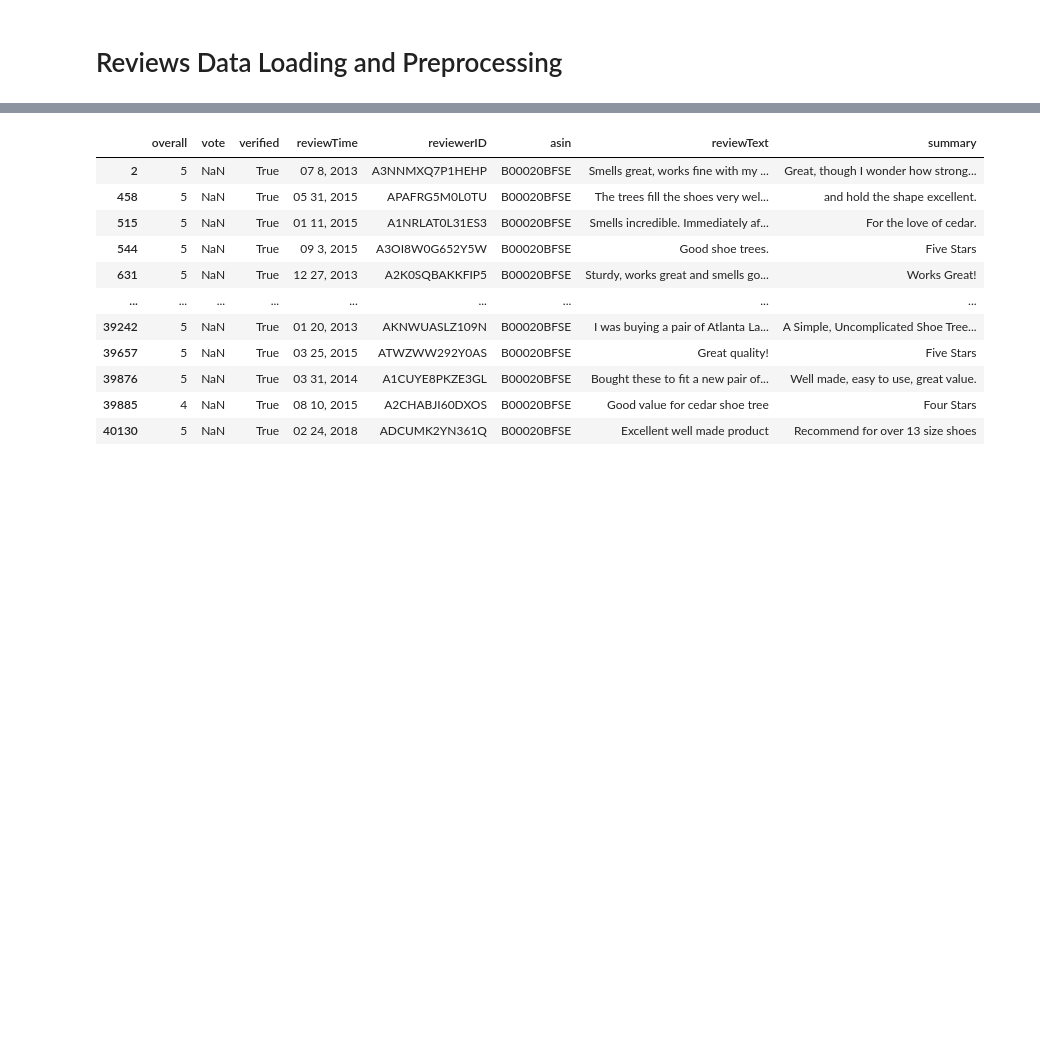
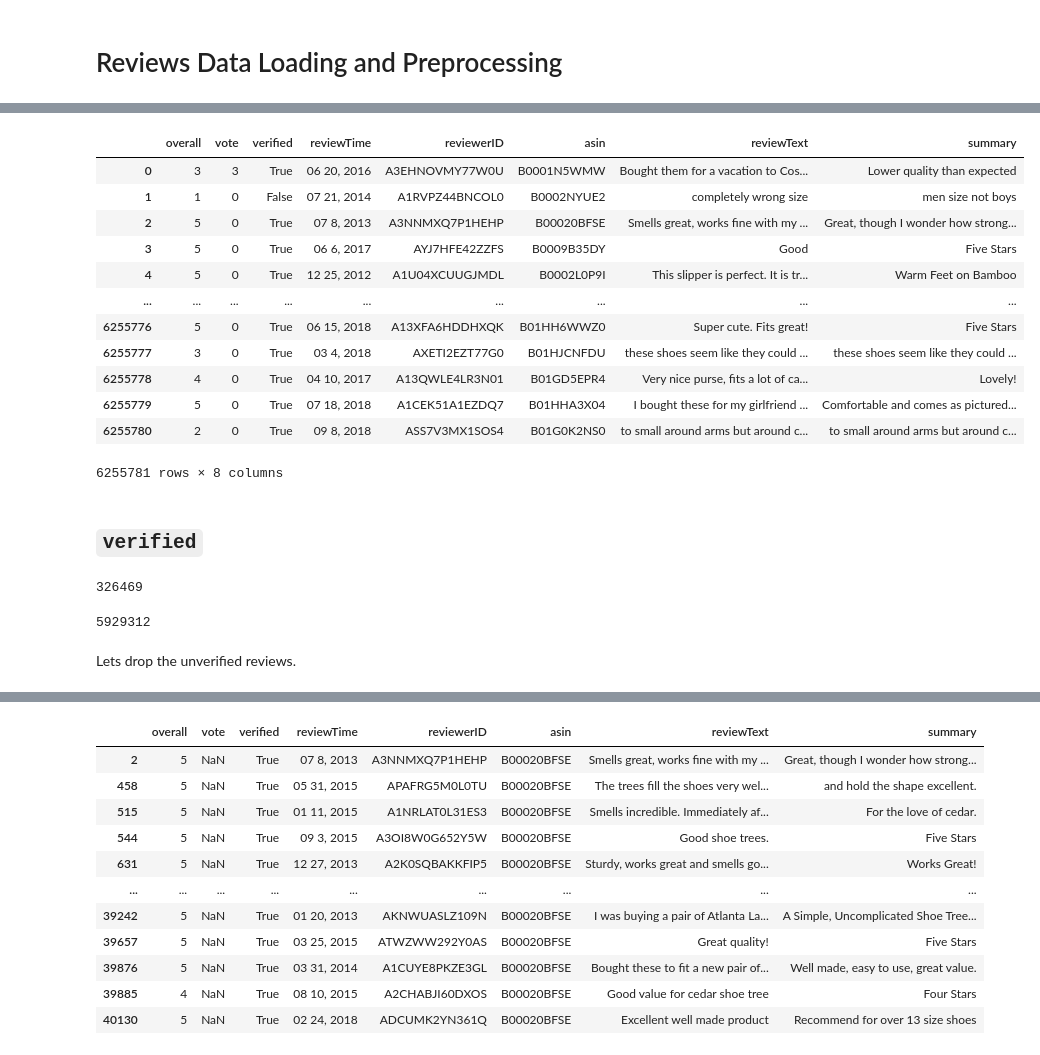
Before and after one commit to mkelsayed/ClothingRecommendationSystem, a Jupyter notebook: reviews_loading_preprocessing.ipynb, the cells around one changed output, grey strips where cells are left out. Cells and saved outputs as stored; diff of their text form; code cells hidden in the pictures; blank space fills up the shorter version.

```diff
--- a/reviews_loading_preprocessing.ipynb
+++ b/reviews_loading_preprocessing.ipynb
@@ -55,0 +100,2 @@ reviews_df
+# %%
+reviews_votes = reviews_votes.fillna(0)
@@ -55,0 +117,2 @@ reviews_df
+# %%
+reviews_votes = pd.to_numeric(reviews_votes, errors='coerce')
@@ -55,0 +123,2 @@ reviews_df
+# %%
+reviews_votes = reviews_votes.astype(int)
@@ -55,0 +155,30 @@ reviews_df
+# %%
+reviews_df['vote'] = reviews_votes
+# %%
+reviews_df
+# %% [output]
+|  | overall | vote | verified | reviewTime | reviewerID | asin | reviewText | summary |
+| 0 | 3 | 3 | True | 06 20, 2016 | A3EHNOVMY77W0U | B0001N5WMW | Bought them for a vacation to Cos... | Lower quality than expected |
+| 1 | 1 | 0 | False | 07 21, 2014 | A1RVPZ44BNCOL0 | B0002NYUE2 | completely wrong size | men size not boys |
+| 2 | 5 | 0 | True | 07 8, 2013 | A3NNMXQ7P1HEHP | B00020BFSE | Smells great, works fine with my ... | Great, though I wonder how strong... |
+| 3 | 5 | 0 | True | 06 6, 2017 | AYJ7HFE42ZZFS | B0009B35DY | Good | Five Stars |
+| 4 | 5 | 0 | True | 12 25, 2012 | A1U04XCUUGJMDL | B0002L0P9I | This slipper is perfect. It is tr... | Warm Feet on Bamboo |
+| ... | ... | ... | ... | ... | ... | ... | ... | ... |
+| 6255776 | 5 | 0 | True | 06 15, 2018 | A13XFA6HDDHXQK | B01HH6WWZ0 | Super cute. Fits great! | Five Stars |
+| 6255777 | 3 | 0 | True | 03 4, 2018 | AXETI2EZT77G0 | B01HJCNFDU | these shoes seem like they could ... | these shoes seem like they could ... |
+| 6255778 | 4 | 0 | True | 04 10, 2017 | A13QWLE4LR3N01 | B01GD5EPR4 | Very nice purse, fits a lot of ca... | Lovely! |
+| 6255779 | 5 | 0 | True | 07 18, 2018 | A1CEK51A1EZDQ7 | B01HHA3X04 | I bought these for my girlfriend ... | Comfortable and comes as pictured... |
+| 6255780 | 2 | 0 | True | 09 8, 2018 | ASS7V3MX1SOS4 | B01G0K2NS0 | to small around arms but around c... | to small around arms but around c... |
+6255781 rows × 8 columns
+# %% [markdown]
+## `verified`
+# %%
+reviews_df['verified'].count() - reviews_df['verified'].sum()
+# %% [output]
+326469
+# %%
+reviews_df['verified'].sum()
+# %% [output]
+5929312
+# %% [markdown]
+Lets drop the unverified reviews.
```
Also changed, not shown: parts of 30 cells of this notebook, 1 other file.
